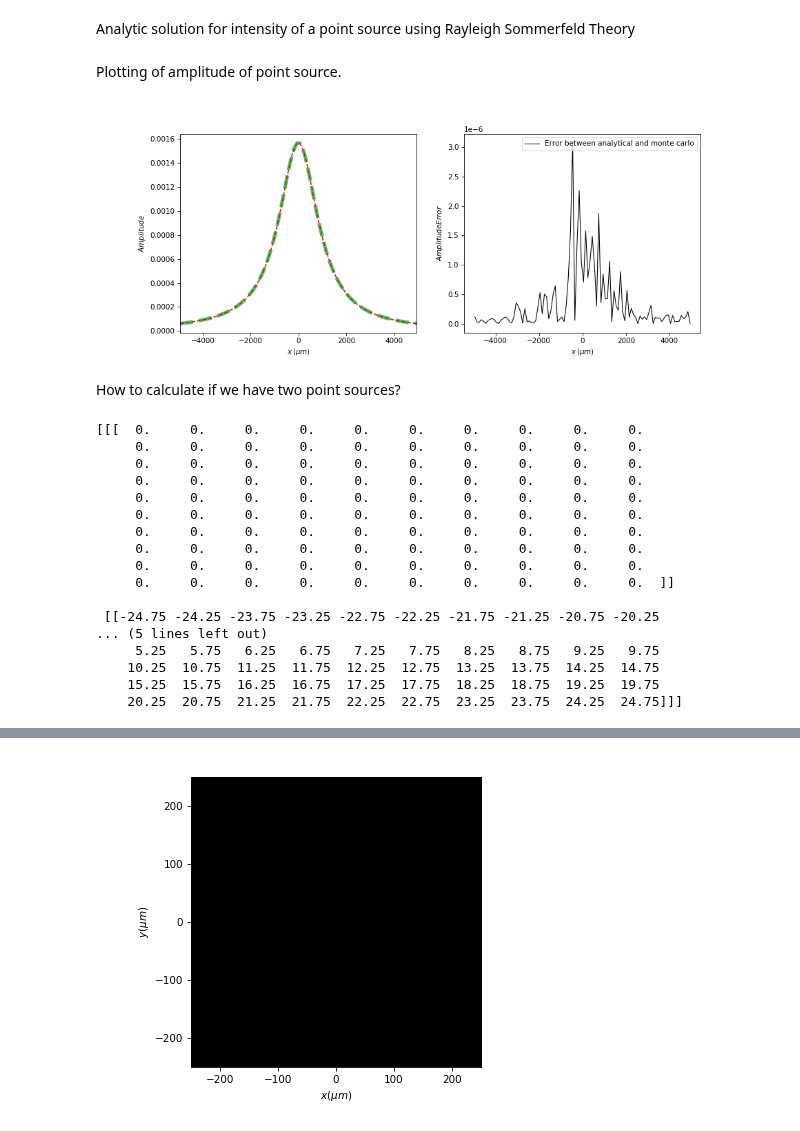
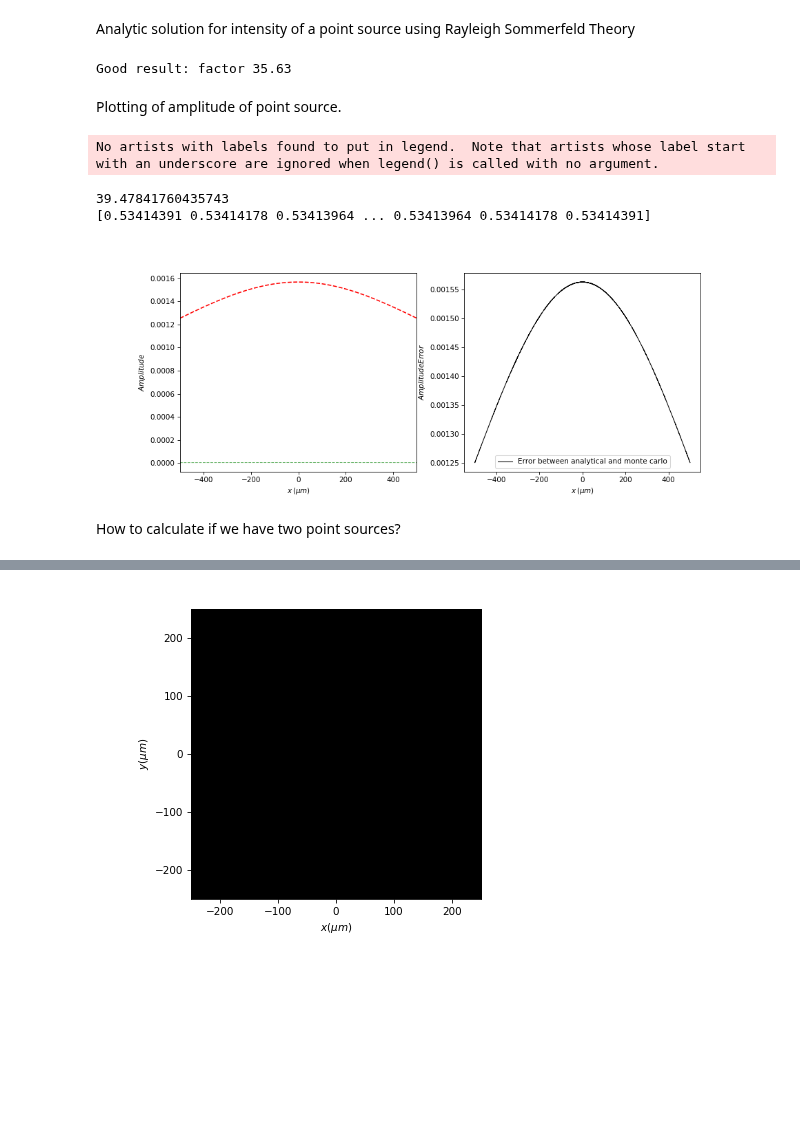
Before and after one commit to DavidLanders95/MonteCarloMS, a Jupyter notebook: montecarlodiffraction_pointsource_gist.ipynb, the cells around one changed output, grey strips where cells are left out. Cells and saved outputs as stored; diff of their text form; code cells hidden in the pictures; blank space fills up the shorter version.

Commit message:
discovered factors, about to reverse engineer

```diff
--- a/montecarlodiffraction_pointsource_gist.ipynb
+++ b/montecarlodiffraction_pointsource_gist.ipynb
@@ -221,12 +233,12 @@ Set up coordinates of detector and sample plane, and other variables such as pro
 z_prop = 1 * mm
 wavelength = 0.638 * um
 
-det_width_x = 10000 * um
+det_width_x = 1000 * um
 samp_width_x = 1 * um
 det_width_y = 0 * um
 samp_width_y = 0 * um
 
-num_px_det_x = 100
+num_px_det_x = 50001
 num_px_det_y  = 1
 num_px_samp_x = 1
 num_px_samp_y = 1
@@ -237,7 +249,7 @@ det_px_width_y = det_width_y / num_px_det_y
 samp_px_width_x = samp_width_x / num_px_samp_x
 samp_px_width_y = samp_width_y / num_px_samp_y
 
-det_yx_coords, samp_yx_coords = setup_coordinates_slit(det_width_x, det_width_y, num_px_det_x, num_px_det_y, det_px_width_x, det_px_width_y,
-                                                  samp_width_x, samp_width_y, num_px_samp_x, num_px_samp_y, samp_px_width_x, samp_px_width_y)
+det_yx_coords, samp_yx_coords, det_yx_idx, samp_yx_idx = setup_coordinates_open(det_width_x, det_width_y, num_px_det_x, num_px_det_y, det_px_width_x, det_px_width_y,
+                                                                                samp_width_x, samp_width_y, num_px_samp_x, num_px_samp_y, samp_px_width_x, samp_px_width_y)
 print(samp_yx_coords)
 # %% [output]
@@ -247,11 +257,12 @@ print(samp_yx_coords)
 # %% [markdown]
 Run this cell if you have a GPU
 # %%
-num_rays=int(1e8)
+num_rays=int(1e9)
 
 # Assuming sample_yx_coords and det_yx_coords are defined elsewhere and are numpy arrays, convert them:
-sample_yx_coords = cp.asarray(samp_yx_coords)
+samp_yx_coords = cp.asarray(samp_yx_coords)
 det_yx_coords = cp.asarray(det_yx_coords)
+det_yx_idx = cp.asarray(det_yx_idx)
 
 # Initialize final image and aperture phase shifts arrays on GPU
 final_image_real = cp.zeros([num_px_det_y, num_px_det_x], dtype=cp.float64)
@@ -260,9 +271,10 @@ final_image_imag = cp.zeros([num_px_det_y, num_px_det_x], dtype=cp.float64)
 final_image = monte_carlo_diffraction_cupy(num_rays,
                                            final_image_real,
                                            final_image_imag,
-                                           det_px_width_x * det_px_width_x,
-                                           sample_yx_coords,
+                                           det_px_width_x,
+                                           samp_yx_coords,
                                            det_yx_coords,
+                                           det_yx_idx,
                                            z_prop,
                                            wavelength)
 
@@ -271,28 +283,45 @@ final_image = cp.asnumpy(final_image)
 # %% [markdown]
 Analytic solution for intensity of a point source using Rayleigh Sommerfeld Theory
 # %%
-r = np.sqrt(det_yx_coords[1, 0, :]**2 + z_prop**2)
+r = np.sqrt(det_yx_coords[:, 1]**2 + z_prop**2)
 k = (2 * np.pi) / wavelength
-analytic_point_source = 1.0 * np.exp(1j * k * r) / (r) * ((z_prop) / r) * (-1j * 1 / (wavelength))
+analytic_point_source = 1 / (2 * np.pi) * np.exp(1j * k * r) / (r ** 3) * (z_prop) * (1j * k * r - 1)
+# %%
+    # Make scalar source
+    u0 = Scalar_source_X(det_yx_coords[:, 1], wavelength=wavelength)
+    u0.spherical_wave(A=1, x0=0 * um, z0=0 * um, normalize=True)
+    z = z_prop
+    u1 = u0.RS(z=z, new_field=True)
+# %% [output]
+Good result: factor 35.63
 # %% [markdown]
 Plotting of amplitude of point source.
 # %%
 
 fig, ax = plt.subplots(figsize = (13, 5), nrows = 1, ncols = 2)
 
 ax[0].set_xlabel('$x\,(\mu m)$')
 ax[0].set_ylabel('$Amplitude$')
-ax[0].set_xlim(left=det_yx_coords[1, 0, 0], right=det_yx_coords[1, 0, -1])
-ax[0].plot(det_yx_coords[1, 0, :], np.abs(analytic_point_source), '--r', label='Spherical Wave Analytic')
-ax[0].plot(det_yx_coords[1, 0, :], np.abs(final_image[0, :]), '--g', label='Spherical Wave Monte Carlo', linewidth = 5, alpha = 0.6)
+ax[0].set_xlim(left=det_yx_coords[0, 1], right=det_yx_coords[-1, 1])
+ax[0].plot(det_yx_coords[:, 1], np.abs(analytic_point_source), '--r', label='Spherical Wave Analytic')
+ax[0].plot(det_yx_coords[:, 1], np.abs(final_image[0, :]), '--g', label='Spherical Wave Monte Carlo', linewidth = 1, alpha = 0.6)
+# ax[0].plot(det_yx_coords[:, 1], np.abs(u1.u) , '--k', label='Spherical Diffractio', linewidth = 1, alpha = 0.6)
+plt.legend()
+
+
+print((2 * np.pi) ** 2)
+print(np.abs(u1.u) / np.abs(analytic_point_source))
 ax[1].set_xlabel('$x\,(\mu m)$')
 ax[1].set_ylabel('$Amplitude Error$')
-ax[1].plot(det_yx_coords[1, 0, :], np.abs(np.abs(final_image[0, :]) - np.abs(analytic_point_source)), 'k', label='Error between analytical and monte carlo', linewidth = 1, alpha = 1)
+ax[1].plot(det_yx_coords[:, 1], np.abs(np.abs(final_image[0, :]) - np.abs(analytic_point_source)), 'k', label='Error between analytical and monte carlo', linewidth = 1, alpha = 1)
 plt.legend()
 
 mempool.free_all_blocks()
 # %% [output]
+No artists with labels found to put in legend.  Note that artists whose label start with an underscore are ignored when legend() is called with no argument.
+39.47841760435743
+[0.53414391 0.53414178 0.53413964 ... 0.53413964 0.53414178 0.53414391]
-[figure, old version]
+[figure, new version]
 # %% [markdown]
 How to calculate if we have two point sources?
 # %%
@@ -306,7 +335,7 @@ samp_width_y = 0 * um
 
 num_px_det_x = 1000
 num_px_det_y  = 1
-num_px_samp_x = 100
+num_px_samp_x = 1000
 num_px_samp_y = 1
 
 det_px_width_x = det_width_x / num_px_det_x
@@ -315,25 +344,6 @@ det_px_width_y = det_width_y / num_px_det_y
 samp_px_width_x = samp_width_x / num_px_samp_x
 samp_px_width_y = samp_width_y / num_px_samp_y
 
-det_yx_coords, samp_yx_coords = setup_coordinates_slit(det_width_x, det_width_y, num_px_det_x, num_px_det_y, det_px_width_x, det_px_width_y,
-                                                  samp_width_x, samp_width_y, num_px_samp_x, num_px_samp_y, samp_px_width_x, samp_px_width_y)
-print(samp_yx_coords)
+det_yx_coords, samp_yx_coords, det_yx_idx, samp_yx_idx = setup_coordinates_open(det_width_x, det_width_y, num_px_det_x, num_px_det_y, det_px_width_x, det_px_width_y,
+                                                                                samp_width_x, samp_width_y, num_px_samp_x, num_px_samp_y, samp_px_width_x, samp_px_width_y)
-# %% [output]
-[[[  0.     0.     0.     0.     0.     0.     0.     0.     0.     0.
-     0.     0.     0.     0.     0.     0.     0.     0.     0.     0.
-     0.     0.     0.     0.     0.     0.     0.     0.     0.     0.
-     0.     0.     0.     0.     0.     0.     0.     0.     0.     0.
-     0.     0.     0.     0.     0.     0.     0.     0.     0.     0.
-     0.     0.     0.     0.     0.     0.     0.     0.     0.     0.
-     0.     0.     0.     0.     0.     0.     0.     0.     0.     0.
-     0.     0.     0.     0.     0.     0.     0.     0.     0.     0.
-     0.     0.     0.     0.     0.     0.     0.     0.     0.     0.
-     0.     0.     0.     0.     0.     0.     0.     0.     0.     0.  ]]
-
- [[-24.75 -24.25 -23.75 -23.25 -22.75 -22.25 -21.75 -21.25 -20.75 -20.25
-... (5 lines left out)
-     5.25   5.75   6.25   6.75   7.25   7.75   8.25   8.75   9.25   9.75
-    10.25  10.75  11.25  11.75  12.25  12.75  13.25  13.75  14.25  14.75
-    15.25  15.75  16.25  16.75  17.25  17.75  18.25  18.75  19.25  19.75
-    20.25  20.75  21.25  21.75  22.25  22.75  23.25  23.75  24.25  24.75]]]
 # %%
```
Also changed, not shown: parts of 12 cells of this notebook.
